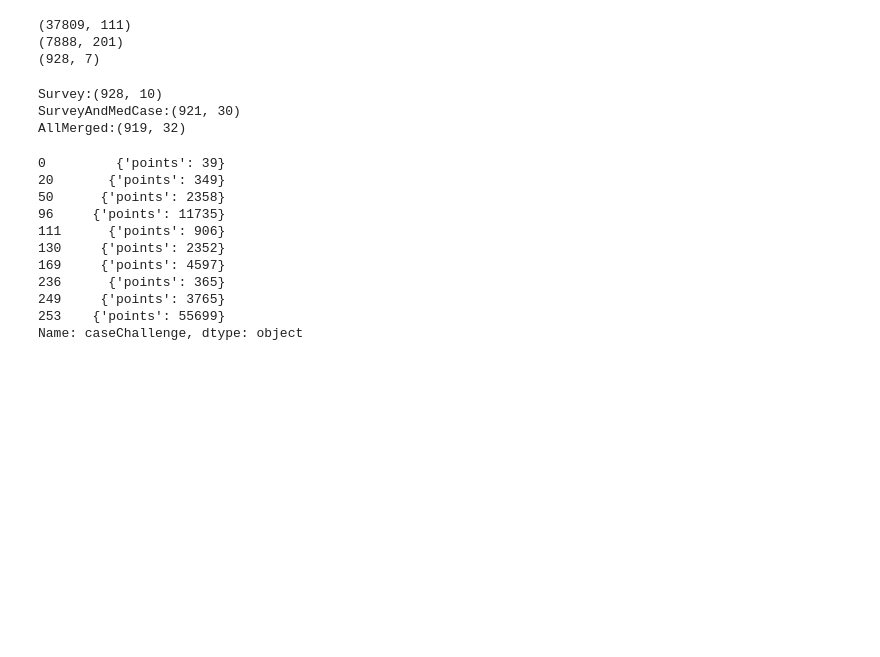
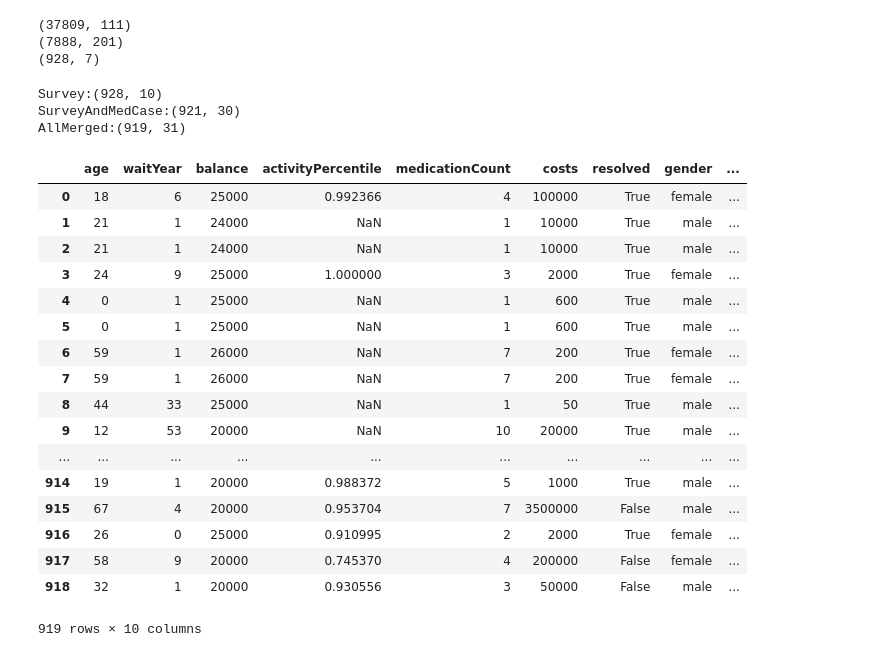
Before and after one commit to mhaytmyr/Insight, a Jupyter notebook: Week2.ipynb, the cells around one changed output. Drawn from its saved outputs; the diff is of its cells as text; code cells hidden in the pictures; blank space fills up the shorter version.

```diff
--- a/Week2.ipynb
+++ b/Week2.ipynb
@@ -56,32 +56,41 @@ survey['rating'] = survey.questions.apply(getRating)
 survey['insight'] = survey.questions.apply(getInsight)
 survey['share'] = survey.questions.apply(getShare)
 
-#preprocess medcases
+
 import re
+#year case was creatred
 medcases['year'] = medcases['created'].apply(lambda x: re.findall(r'([0-9]+?)-',str(x))[0])
 
-#print(survey[['questions','rating','insight','share']])
 #surveyCase = {item:0 for item in survey.medcase}
 #surveyId = {item:0 for item in survey._id}
 #print(sum(1 for item in medcases._id if item in surveyCase))
-medCaseCols = ['_id','user','activityPercentile','birthYear','medications','medicationCount','lifestyle','familyHistory','costs','country','year','diseaseYear','ethnicity',
+
+medCaseCols = ['_id','user','activityPercentile','medications','medicationCount','lifestyle',
+               'familyHistory','costs','country','diseaseYear','ethnicity','year','birthYear',
                #'traditionalExperience','patientDiagnoses','patientSolutions',
                'primaryBodySystem','primaryComplaint','priorDoctors','productivityLost','reported','resolved',
                'state','struggle','symptoms','tests','timeSpent','surveyAnswered','gender','healthPlan']
 surveyCols = ['_id','rating','insight','share']
-mdsCols = ['_id','balance','percentile','cashWon']
+#print(mds.percentile.describe())
+#print(medcases.productivityLost.describe())
+mdsCols = ['_id','balance','cashWon']
 
 #merging medcase and surveys
 surveyAndMedCase = pd.merge(survey[surveyCols],medcases[medCaseCols], on='_id')
 print('SurveyAndMedCase:{}'.format(surveyAndMedCase.shape))
+
 #now 'user' in surveyAndMedCase == '_id' in mds
 surveyAndMedCase['_id'] = surveyAndMedCase['user']
 surveyAndMedCase.pop('user')
 allMerged = pd.merge(mds[mdsCols], surveyAndMedCase, on='_id')
 print('AllMerged:{}'.format(allMerged.shape))
-#surveyAndMedCase
+
+#add features, age of patient when diseas started
+allMerged['age'] = allMerged['diseaseYear'].astype(int)-allMerged['birthYear'].astype(int)
+#how long patient waiting before using crowdmed
+allMerged['waitYear'] = allMerged['year'].astype(int)-allMerged['diseaseYear'].astype(int)
 # %% [output]
 Survey:(928, 10)
 SurveyAndMedCase:(921, 30)
-AllMerged:(919, 32)
+AllMerged:(919, 31)
 # %%
@@ -101,16 +130,24 @@ plt.show()
 # %%
 #There is also caseChallenge, each user solved. This might be helpfull
-#to distinguish MD from patient.
-data[data.caseChallenge.notnull()].caseChallenge[:10]
+features = ['age','waitYear','balance','activityPercentile','medicationCount','costs','resolved','gender','timeSpent']
+outcome = ['rating']
+allMerged[features+outcome]
 # %% [output]
+|  | age | waitYear | balance | activityPercentile | medicationCount | costs | resolved | gender | ... |
+| 0 | 18 | 6 | 25000 | 0.992366 | 4 | 100000 | True | female | ... |
+| 1 | 21 | 1 | 24000 | NaN | 1 | 10000 | True | male | ... |
+| 2 | 21 | 1 | 24000 | NaN | 1 | 10000 | True | male | ... |
+| 3 | 24 | 9 | 25000 | 1.000000 | 3 | 2000 | True | female | ... |
+| 4 | 0 | 1 | 25000 | NaN | 1 | 600 | True | male | ... |
+| 5 | 0 | 1 | 25000 | NaN | 1 | 600 | True | male | ... |
+| 6 | 59 | 1 | 26000 | NaN | 7 | 200 | True | female | ... |
+| 7 | 59 | 1 | 26000 | NaN | 7 | 200 | True | female | ... |
+| 8 | 44 | 33 | 25000 | NaN | 1 | 50 | True | male | ... |
+| 9 | 12 | 53 | 20000 | NaN | 10 | 20000 | True | male | ... |
+| ... | ... | ... | ... | ... | ... | ... | ... | ... | ... |
+| 914 | 19 | 1 | 20000 | 0.988372 | 5 | 1000 | True | male | ... |
+| 915 | 67 | 4 | 20000 | 0.953704 | 7 | 3500000 | False | male | ... |
+| 916 | 26 | 0 | 25000 | 0.910995 | 2 | 2000 | True | female | ... |
+| 917 | 58 | 9 | 20000 | 0.745370 | 4 | 200000 | False | female | ... |
+| 918 | 32 | 1 | 20000 | 0.930556 | 3 | 50000 | False | male | ... |
-0         {'points': 39}
-20       {'points': 349}
-50      {'points': 2358}
-96     {'points': 11735}
-111      {'points': 906}
-130     {'points': 2352}
-169     {'points': 4597}
-236      {'points': 365}
-249     {'points': 3765}
-253    {'points': 55699}
-Name: caseChallenge, dtype: object
+919 rows × 10 columns
```
Also changed, not shown: parts of 5 cells of this notebook.
